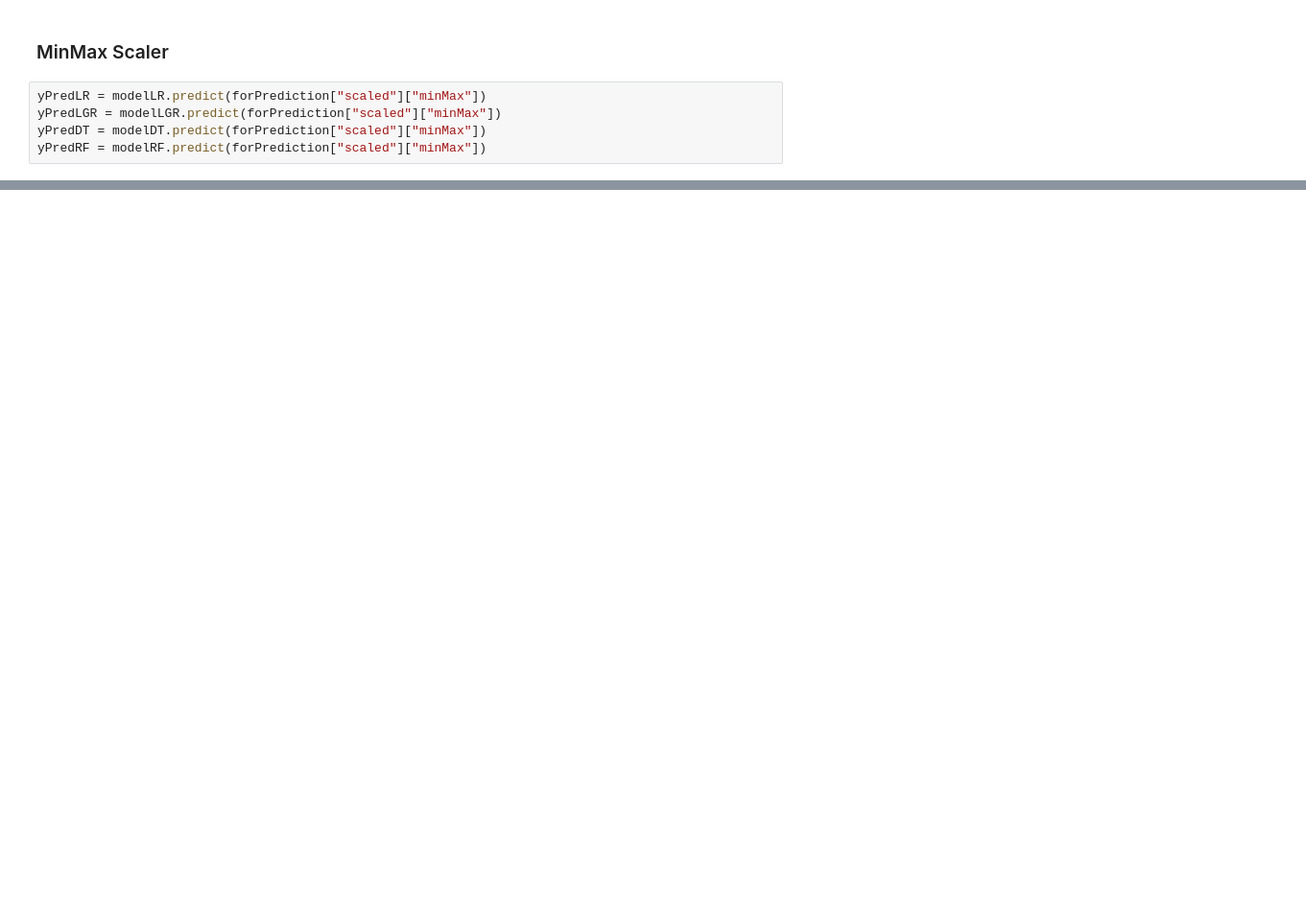
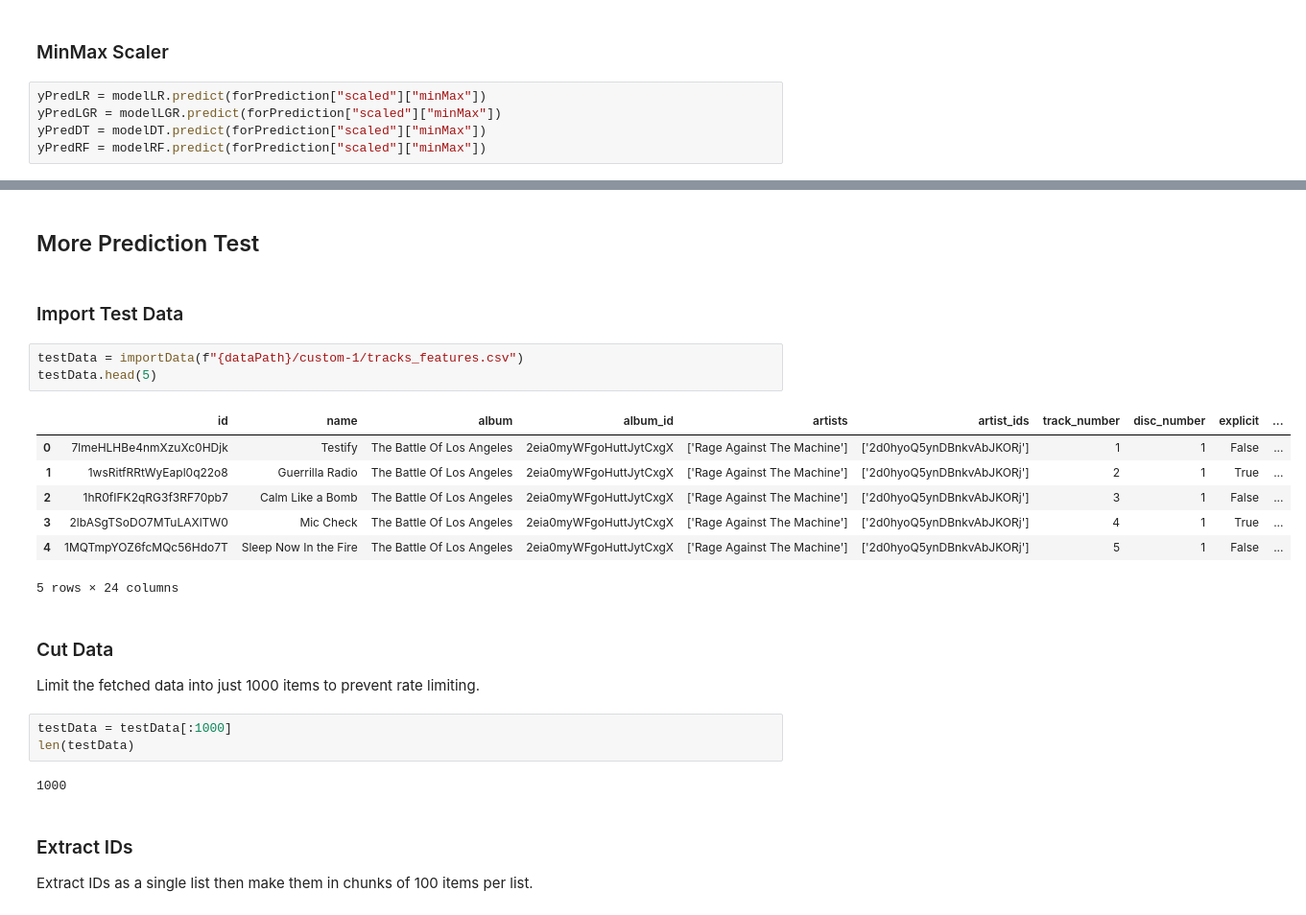
Before and after one commit to Virus5600/CCMACLRL_FINAL_PROJECT_COM222ML, a Jupyter notebook: main.ipynb, the cells around one changed output, grey strips where cells are left out. Shown at 96% size. Cells and saved outputs as stored; diff of their text form; blank space fills up the shorter version.

```diff
--- a/main.ipynb
+++ b/main.ipynb
@@ -1430,0 +1492,28 @@ pd.DataFrame({
+# %% [markdown]
+## More Prediction Test
+# %% [markdown]
+### Import Test Data
+# %%
+testData = importData(f"{dataPath}/custom-1/tracks_features.csv")
+testData.head(5)
+# %% [output]
+|  | id | name | album | album_id | artists | artist_ids | track_number | disc_number | explicit | ... |
+| 0 | 7lmeHLHBe4nmXzuXc0HDjk | Testify | The Battle Of Los Angeles | 2eia0myWFgoHuttJytCxgX | ['Rage Against The Machine'] | ['2d0hyoQ5ynDBnkvAbJKORj'] | 1 | 1 | False | ... |
+| 1 | 1wsRitfRRtWyEapl0q22o8 | Guerrilla Radio | The Battle Of Los Angeles | 2eia0myWFgoHuttJytCxgX | ['Rage Against The Machine'] | ['2d0hyoQ5ynDBnkvAbJKORj'] | 2 | 1 | True | ... |
+| 2 | 1hR0fIFK2qRG3f3RF70pb7 | Calm Like a Bomb | The Battle Of Los Angeles | 2eia0myWFgoHuttJytCxgX | ['Rage Against The Machine'] | ['2d0hyoQ5ynDBnkvAbJKORj'] | 3 | 1 | False | ... |
+| 3 | 2lbASgTSoDO7MTuLAXlTW0 | Mic Check | The Battle Of Los Angeles | 2eia0myWFgoHuttJytCxgX | ['Rage Against The Machine'] | ['2d0hyoQ5ynDBnkvAbJKORj'] | 4 | 1 | True | ... |
+| 4 | 1MQTmpYOZ6fcMQc56Hdo7T | Sleep Now In the Fire | The Battle Of Los Angeles | 2eia0myWFgoHuttJytCxgX | ['Rage Against The Machine'] | ['2d0hyoQ5ynDBnkvAbJKORj'] | 5 | 1 | False | ... |
+5 rows × 24 columns
+# %% [markdown]
+### Cut Data
+
+Limit the fetched data into just 1000 items to prevent rate limiting.
+# %%
+testData = testData[:1000]
+len(testData)
+# %% [output]
+1000
+# %% [markdown]
+### Extract IDs
+
+Extract IDs as a single list then make them in chunks of 100 items per list.
```
Also changed, not shown: parts of 27 cells of this notebook, 2 other files.
